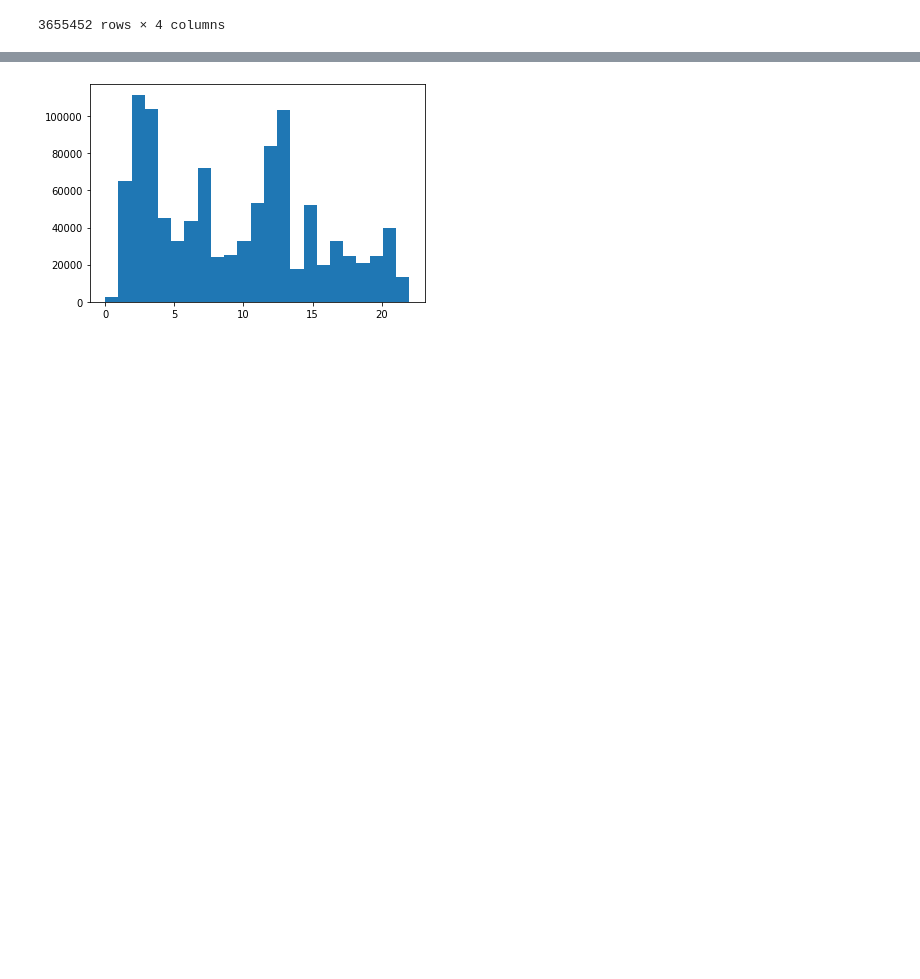
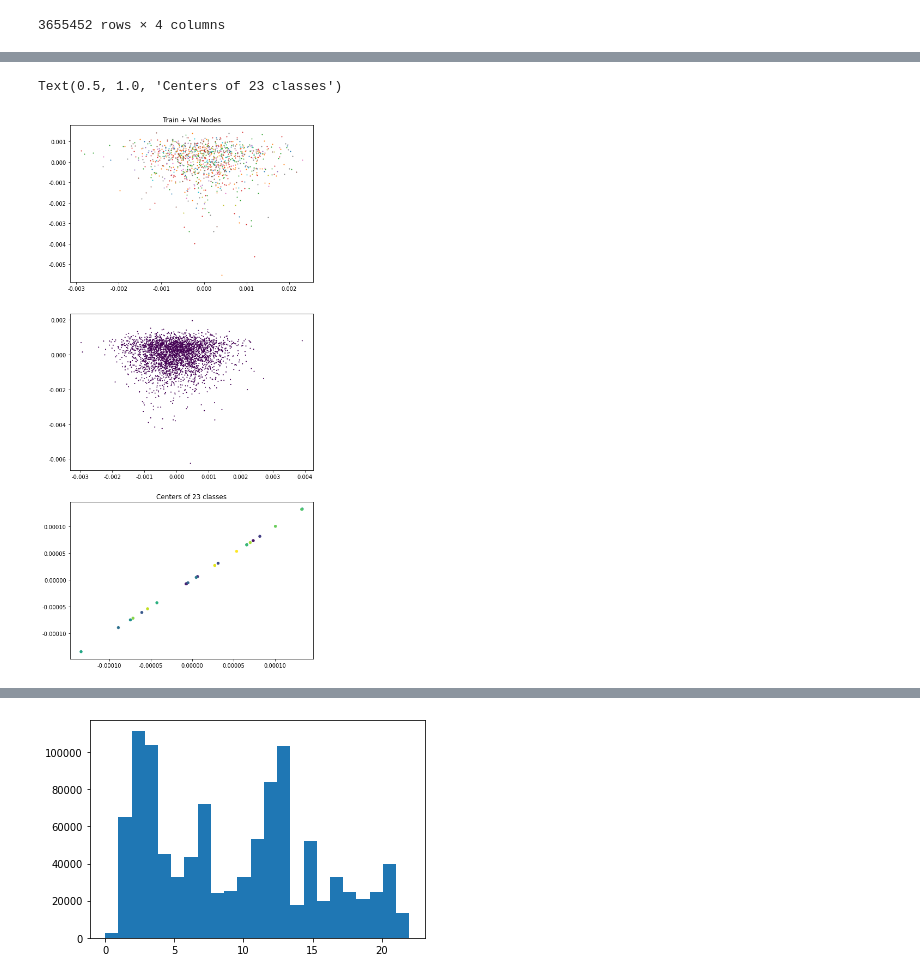
Before and after one commit to GZYZG/2021-maxp-dgl-ml, a Jupyter notebook: data-analysis.ipynb, the cells around one changed output, grey strips where cells are left out. Cells and saved outputs as stored; diff of their text form; code cells hidden in the pictures; blank space fills up the shorter version.

```diff
--- a/data-analysis.ipynb
+++ b/data-analysis.ipynb
@@ -148,3 +155,9 @@ id_labels
 # %%
 label = labels['label']
 label = label[label!=-1]
+# %%
+tr_idx = np.concatenate([labels['tr_label_idx'], labels['val_label_idx']])
+te_idx = labels['test_label_idx']
+tr_lab = labels['label'][tr_idx]
+tr_fea = features[tr_idx, :]
+te_fea = features[te_idx, :]
@@ -150,0 +175,2 @@ label = label[label!=-1]
+# %%
+ica = FastICA(n_components=2, )
@@ -150,0 +185,3 @@ label = label[label!=-1]
+# %%
+%%time
+fea_pca = ica.fit_transform(np.concatenate([tr_fea, te_fea]))
@@ -150,0 +191,23 @@ label = label[label!=-1]
+# %%
+fig, axes = plt.subplots(3, 1, figsize=(8, 18))
+axes = axes.flatten()
+t_idx = np.array(range(tr_fea.shape[0]))
+c_center = np.zeros((23, 2))
+for i in range(23):
+    t = t_idx[tr_lab == i]
+    c_center[i] = fea_pca[t, :].mean()
+    t = np.random.choice(t, int(.001 * t.shape[0]))
+    xy = fea_pca[t, :]
+    axes[0].scatter(xy[:, 0], xy[:, 1], s=1)
+axes[0].set_title("Train + Val Nodes")
+
+t = np.random.choice(range(tr_fea.shape[0], fea_pca.shape[0]), int(.005 * te_fea.shape[0]))
+xy = fea_pca[t, :]
+axes[1].scatter(xy[:, 0], xy[:, 1], c=[23]*xy.shape[0], s=1)
+axes[2].set_title("Test Nodes")
+
+axes[2].scatter(c_center[:, 0], c_center[:, 1], c=range(23), s=20)
+axes[2].set_title("Centers of 23 classes")
+# %% [output]
+Text(0.5, 1.0, 'Centers of 23 classes')
+[figure, added]
```
Also changed, not shown: parts of 21 cells of this notebook.
